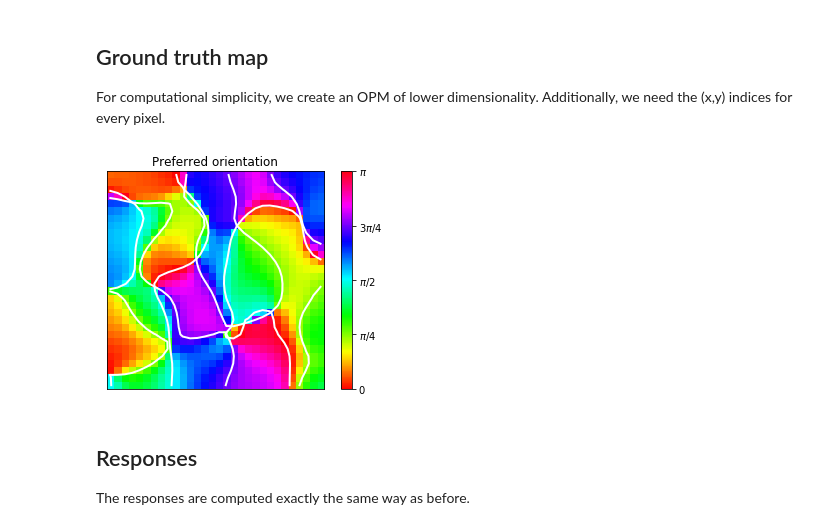
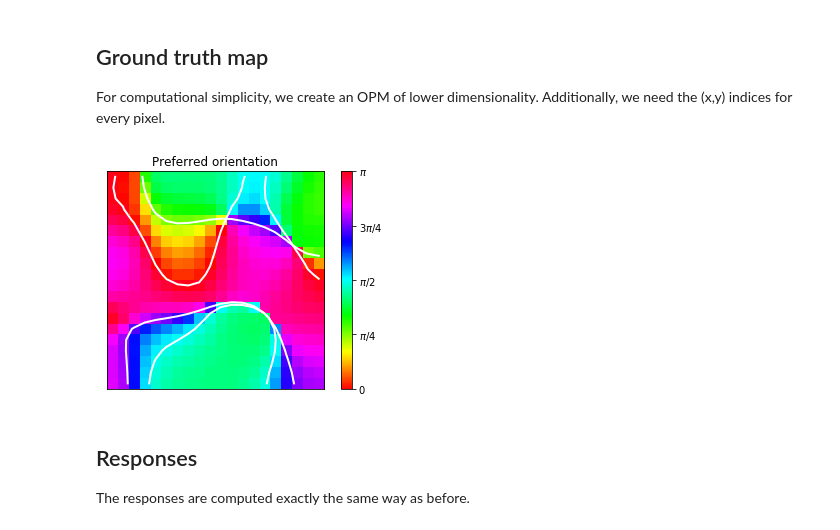
Before and after one commit to mackelab/gp-maps-python, a Jupyter notebook: BayesianOPM.ipynb, the cells around one changed output. Drawn from its saved outputs; the diff is of its cells as text; code cells hidden in the pictures.

```diff
--- a/BayesianOPM.ipynb
+++ b/BayesianOPM.ipynb
@@ -15,22 +15,22 @@ from match_radial_component import radial_component, match_radial_component
 
 For computational simplicity, we create an OPM of lower dimensionality. Additionally, we need the (x,y) indices for every pixel.
 # %%
-size = 30
+size = 20
 
 n = size**2
 d = 3
 
 # ground truth opm
 m = make_opm(size=size, sigma=3., k=2., alpha=2.)
 
 f, ax = plot_opm(m)
 plot_pinwheels(m, ax)
 
 plt.show()
 
 idx = get_indices(size)
 # %% [output]
-[figure, old version]
+[figure, new version]
 # %% [markdown]
 ## Responses
 The responses are computed exactly the same way as before.
```
Also changed, not shown: parts of 12 cells of this notebook, 3 other files.
